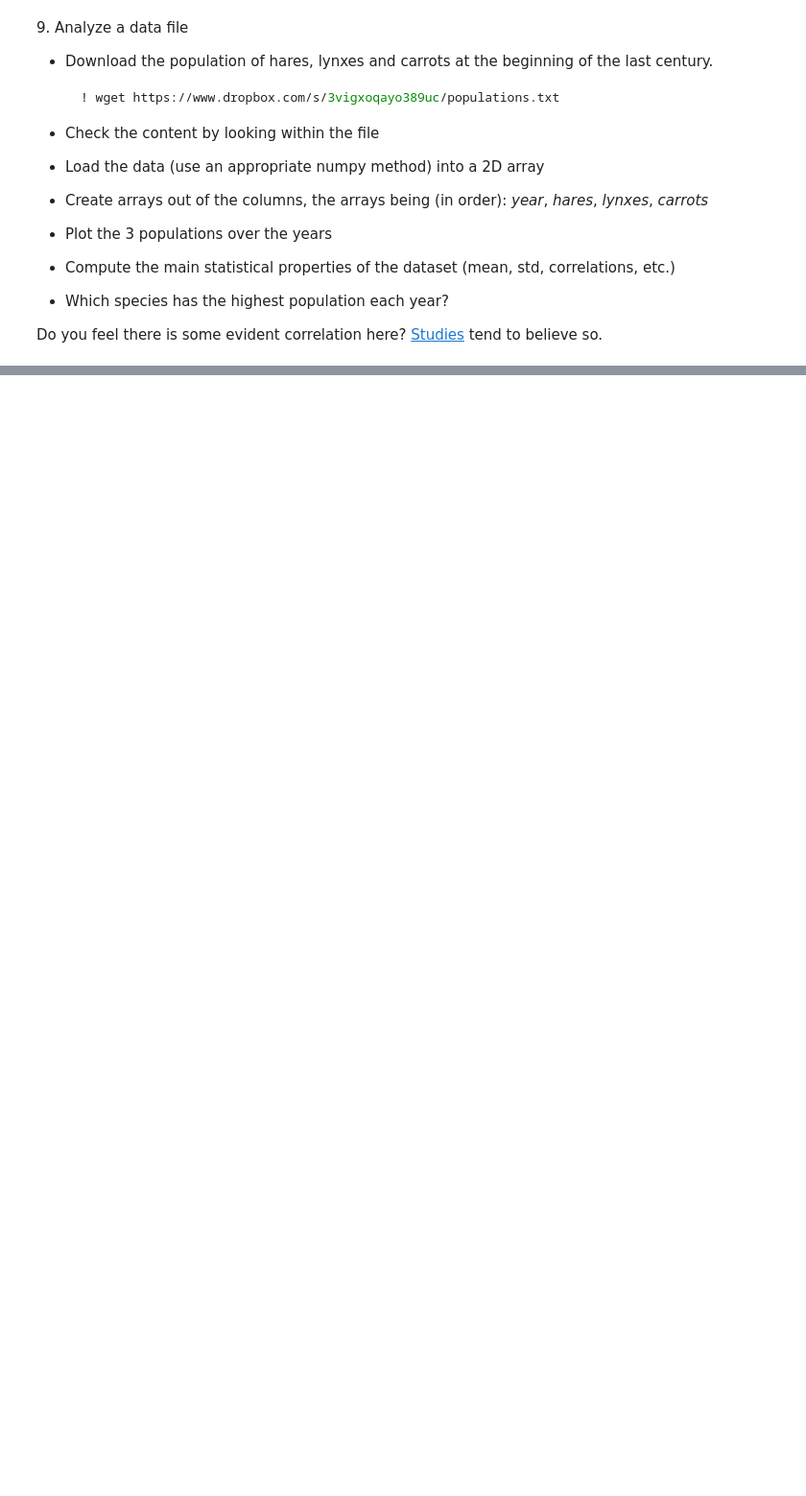
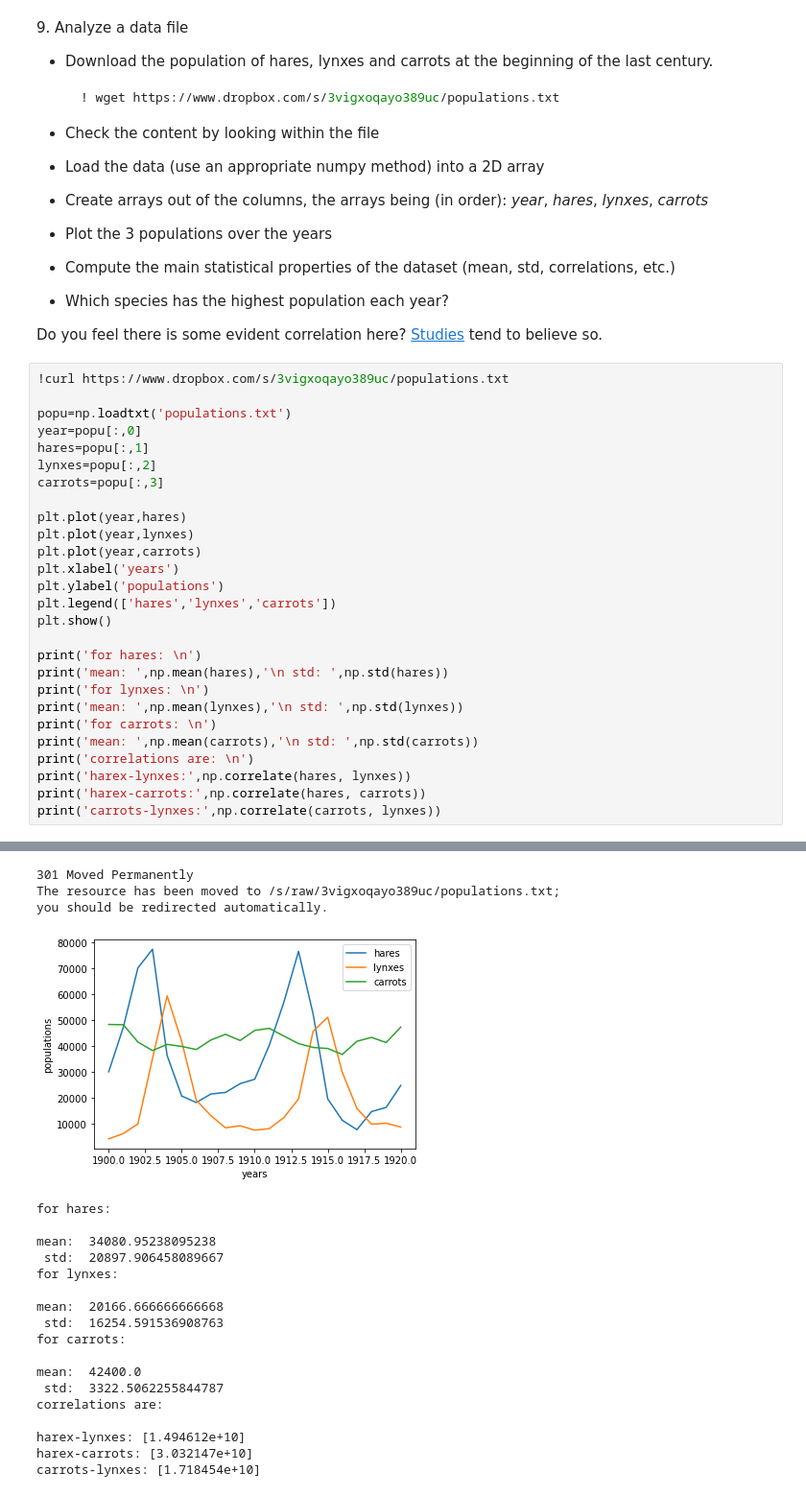
Before and after one commit to german-cano/LaboratoryOfComputationalPhysics_Y4, a Jupyter notebook: 03ex_Numpy.ipynb, the cells around one changed output, grey strips where cells are left out. Shown: that part at 96% size. Drawn from its saved outputs; the diff is of its cells as text; blank space fills up the shorter version.

```diff
--- a/03ex_Numpy.ipynb
+++ b/03ex_Numpy.ipynb
@@ -347,3 +377,31 @@ Did you get what you expected?
   * Which species has the highest population each year?
 
 Do you feel there is some evident correlation here? [Studies](https://www.enr.gov.nt.ca/en/services/lynx/lynx-snowshoe-hare-cycle) tend to believe so.
+# %%
+!curl https://www.dropbox.com/s/3vigxoqayo389uc/populations.txt
+
+popu=np.loadtxt('populations.txt')
+year=popu[:,0]
+hares=popu[:,1]
+lynxes=popu[:,2]
+carrots=popu[:,3]
+
+plt.plot(year,hares)
+plt.plot(year,lynxes)
+plt.plot(year,carrots)
+plt.xlabel('years')
+plt.ylabel('populations')
+plt.legend(['hares','lynxes','carrots'])
+plt.show()
+
+print('for hares: \n')
+print('mean: ',np.mean(hares),'\n std: ',np.std(hares))
+print('for lynxes: \n')
+print('mean: ',np.mean(lynxes),'\n std: ',np.std(lynxes))
+print('for carrots: \n')
+print('mean: ',np.mean(carrots),'\n std: ',np.std(carrots))
+print('correlations are: \n')
+print('harex-lynxes:',np.correlate(hares, lynxes))
+print('harex-carrots:',np.correlate(hares, carrots))
+print('carrots-lynxes:',np.correlate(carrots, lynxes))
+# %% [output]
@@ -349,0 +413,21 @@ Do you feel there is some evident correlation here? [Studies](https://www.enr.go
+301 Moved Permanently
+The resource has been moved to /s/raw/3vigxoqayo389uc/populations.txt;
+you should be redirected automatically.
+[figure, added]
+for hares:
+
+mean:  34080.95238095238
+ std:  20897.906458089667
+for lynxes:
+
+mean:  20166.666666666668
+ std:  16254.591536908763
+for carrots:
+
+mean:  42400.0
+ std:  3322.5062255844787
+correlations are:
+
+harex-lynxes: [1.494612e+10]
+harex-carrots: [3.032147e+10]
+carrots-lynxes: [1.718454e+10]
```
Also changed, not shown: parts of 2 cells of this notebook, 8 other files.
